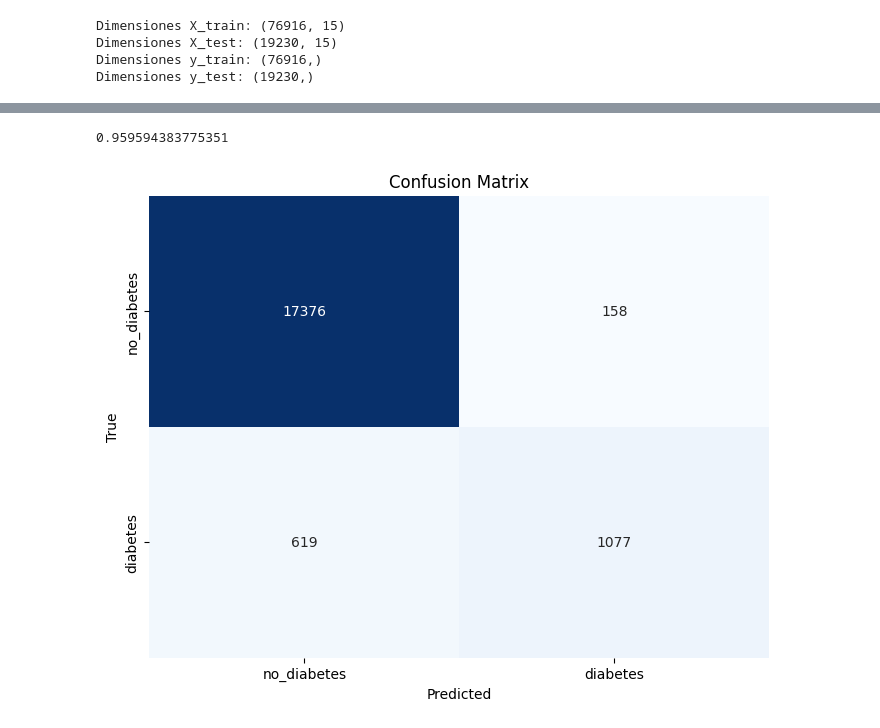
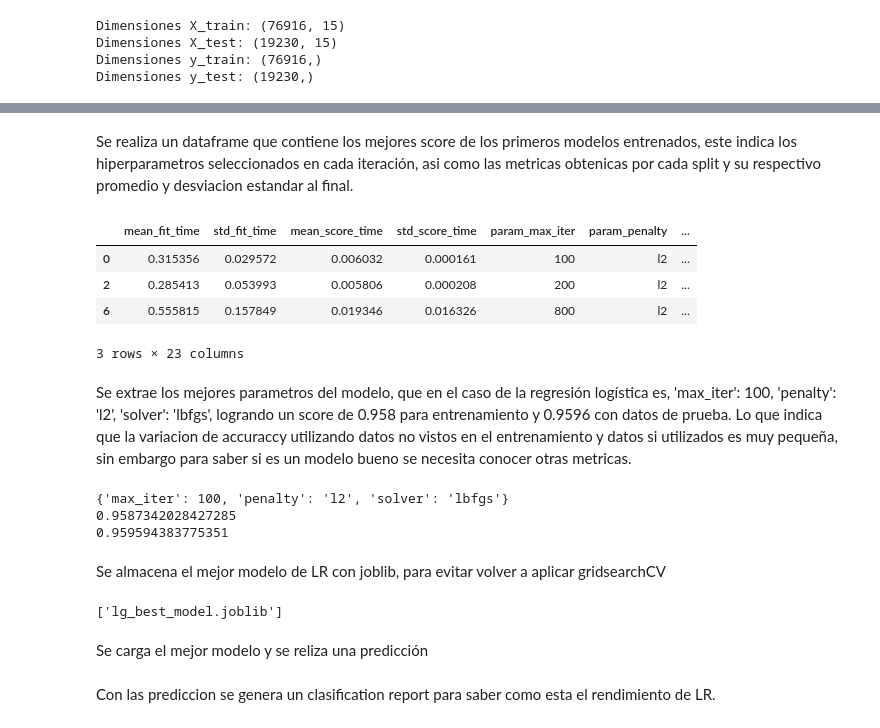
Before and after one commit to ricartorres/InsuficienciaC, a Jupyter notebook: scripts/training/training.ipynb, the cells around one changed output, grey strips where cells are left out. Drawn from its saved outputs; the diff is of its cells as text; code cells hidden in the pictures.

```diff
--- a/scripts/training/training.ipynb
+++ b/scripts/training/training.ipynb
@@ -45,4 +75,0 @@ predictions = model.predict(X_test)
-# %%
-accuracy_score(y_test, predictions)
-# %% [output]
-0.959594383775351
@@ -51,10 +76,29 @@ cm = confusion_matrix(y_true=y_test, y_pred=predictions)
-# %%
-labels=['no_diabetes', 'diabetes']
-plt.figure(figsize=(8, 6))
-sns.heatmap(cm, annot=True, cmap='Blues', fmt='g', cbar=False, xticklabels=labels , yticklabels= labels)
-plt.xlabel('Predicted')
-plt.ylabel('True')
-plt.title('Confusion Matrix')
-plt.show()
-# %% [output]
-[figure, removed]
+# %% [markdown]
+Se realiza un dataframe que contiene los mejores score de los primeros modelos entrenados, este indica los hiperparametros seleccionados en cada iteración, asi como las metricas obtenicas por cada split y su respectivo promedio y desviacion estandar al final.
+# %%
+pd.DataFrame(grid_lg.cv_results_).sort_values(by='rank_test_score', ascending=True).head(3)
+# %% [output]
+|  | mean_fit_time | std_fit_time | mean_score_time | std_score_time | param_max_iter | param_penalty | ... |
+| 0 | 0.315356 | 0.029572 | 0.006032 | 0.000161 | 100 | l2 | ... |
+| 2 | 0.285413 | 0.053993 | 0.005806 | 0.000208 | 200 | l2 | ... |
+| 6 | 0.555815 | 0.157849 | 0.019346 | 0.016326 | 800 | l2 | ... |
+3 rows × 23 columns
+# %% [markdown]
+Se extrae los mejores parametros del modelo, que en el caso de la regresión logística es, 'max_iter': 100, 'penalty': 'l2', 'solver': 'lbfgs', logrando un score de 0.958 para entrenamiento y 0.9596 con datos de prueba. Lo que indica que la variacion de accuraccy utilizando datos no vistos en el entrenamiento y datos si utilizados es muy pequeña, sin embargo para saber si es un modelo bueno se necesita conocer otras metricas.
+# %%
+print(grid_lg.best_params_)
+print(grid_lg.best_score_)
+print(grid_lg.score(X_test, y_test))
+# %% [output]
+{'max_iter': 100, 'penalty': 'l2', 'solver': 'lbfgs'}
+0.9587342028427285
+0.959594383775351
+# %% [markdown]
+Se almacena el mejor modelo de LR con joblib, para evitar volver a aplicar gridsearchCV
+# %%
+lg_bm = grid_lg.best_estimator_
+joblib.dump(lg_bm, 'lg_best_model.joblib')
+# %% [output]
+['lg_best_model.joblib']
+# %% [markdown]
+Se carga el mejor modelo y se reliza una predicción
@@ -60,0 +108,2 @@ plt.show()
+# %% [markdown]
+Con las prediccion se genera un clasification report para saber como esta el rendimiento de LR.
```
Also changed, not shown: parts of 35 cells of this notebook.
